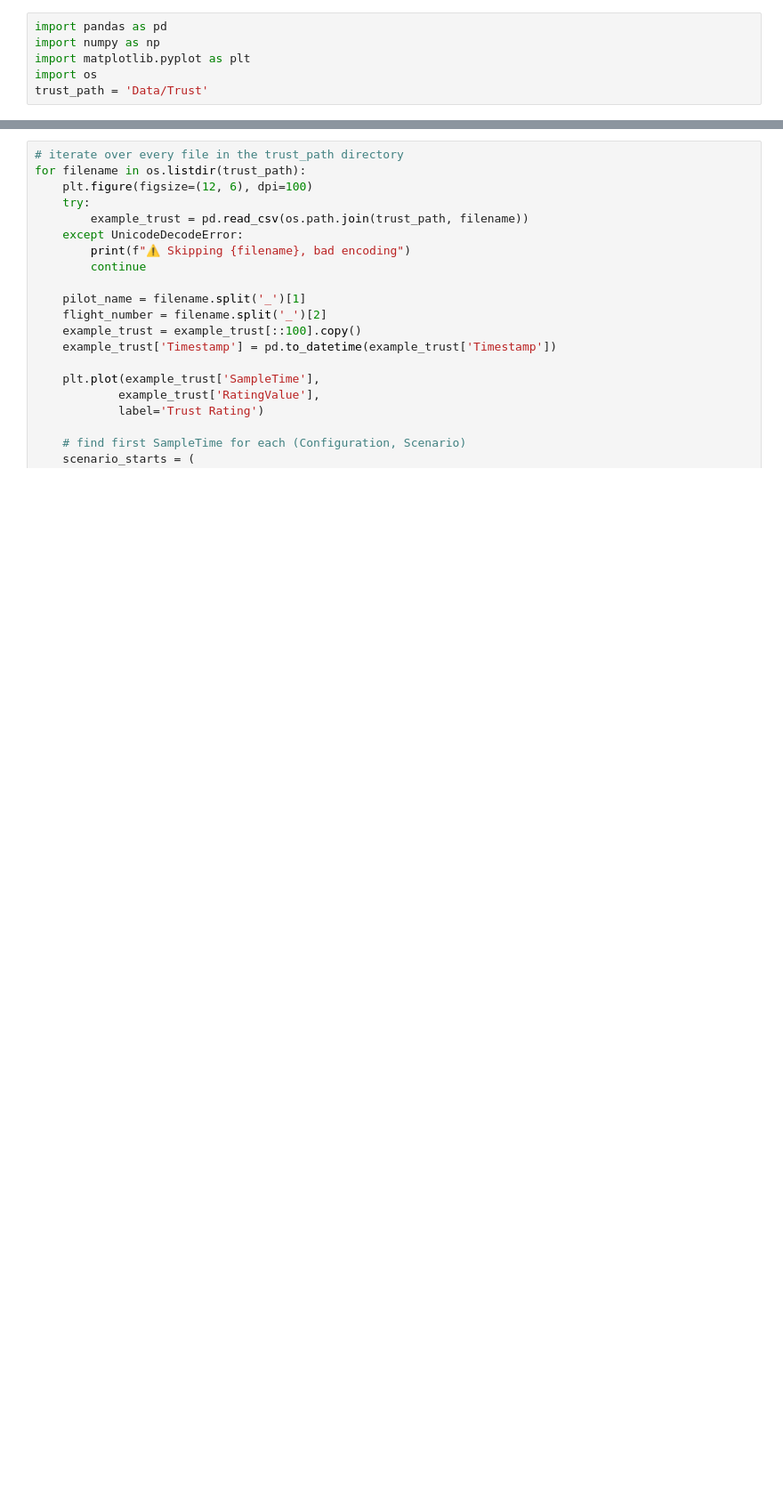
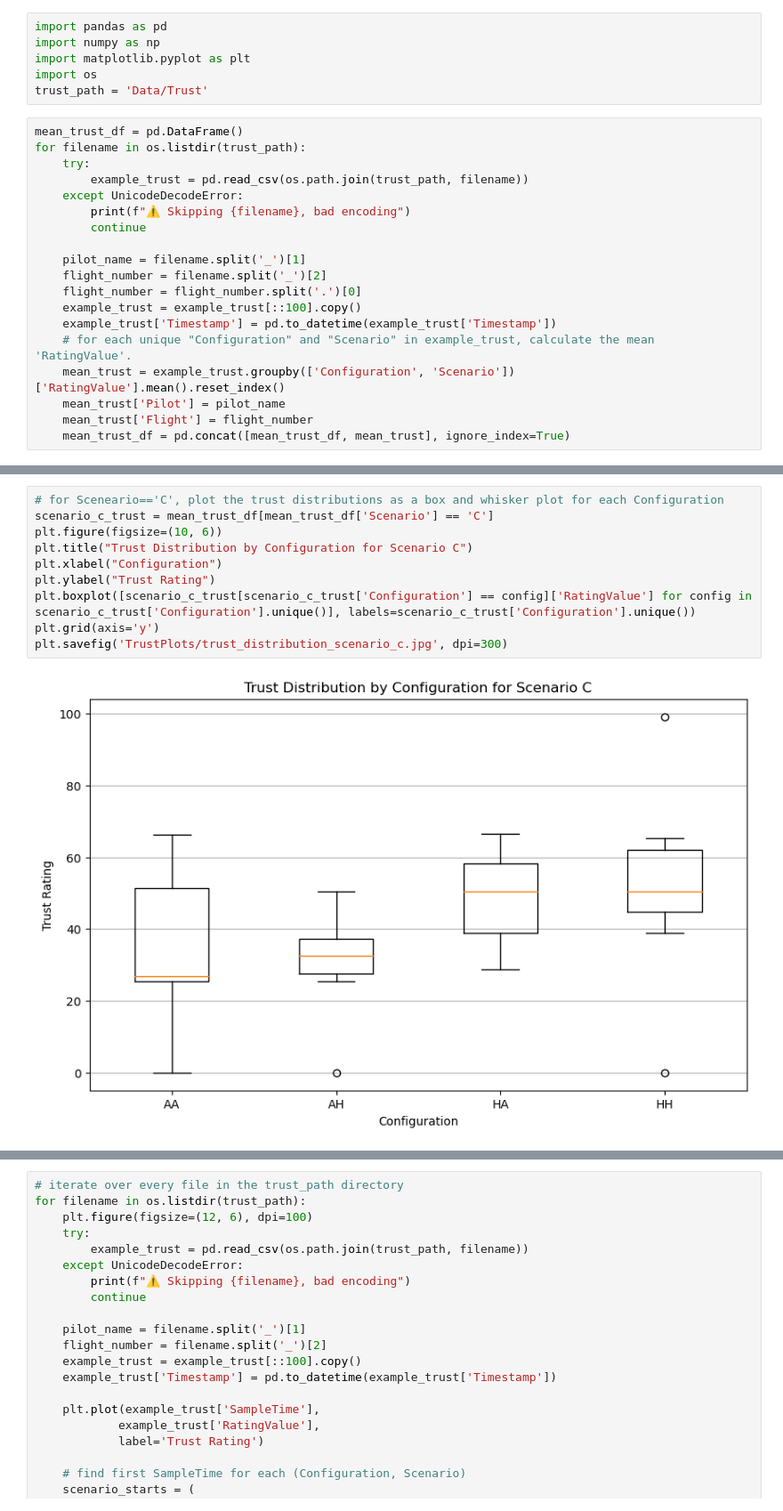
Before and after one commit to tomkyle21/HAVE-SHADOW, a Jupyter notebook: Plot_Trust.ipynb, the cells around one changed output, grey strips where cells are left out. Shown at 89% size. Saved outputs shown, nothing was run; the diff lists cells and outputs as text; blank space fills up the shorter version.

Commit message:
Summarized Trust scale data with mean values for each scenario. Saved to a .csv and also summarized these results in box and whisker plots for each scenario.

```diff
--- a/Plot_Trust.ipynb
+++ b/Plot_Trust.ipynb
@@ -4,3 +4,22 @@ import numpy as np
 import matplotlib.pyplot as plt
 import os
 trust_path = 'Data/Trust'
+# %%
+mean_trust_df = pd.DataFrame()
+for filename in os.listdir(trust_path):
+    try:
+        example_trust = pd.read_csv(os.path.join(trust_path, filename))
+    except UnicodeDecodeError:
+        print(f"⚠️ Skipping {filename}, bad encoding")
+        continue
+
+    pilot_name = filename.split('_')[1]
+    flight_number = filename.split('_')[2]
+    flight_number = flight_number.split('.')[0]
+    example_trust = example_trust[::100].copy()
+    example_trust['Timestamp'] = pd.to_datetime(example_trust['Timestamp'])
+    # for each unique "Configuration" and "Scenario" in example_trust, calculate the mean 'RatingValue'.
+    mean_trust = example_trust.groupby(['Configuration', 'Scenario'])['RatingValue'].mean().reset_index()
+    mean_trust['Pilot'] = pilot_name
+    mean_trust['Flight'] = flight_number
+    mean_trust_df = pd.concat([mean_trust_df, mean_trust], ignore_index=True)
@@ -6,0 +41,12 @@ trust_path = 'Data/Trust'
+# %%
+# for Sceneario=='C', plot the trust distributions as a box and whisker plot for each Configuration
+scenario_c_trust = mean_trust_df[mean_trust_df['Scenario'] == 'C']
+plt.figure(figsize=(10, 6))
+plt.title("Trust Distribution by Configuration for Scenario C")
+plt.xlabel("Configuration")
+plt.ylabel("Trust Rating")
+plt.boxplot([scenario_c_trust[scenario_c_trust['Configuration'] == config]['RatingValue'] for config in scenario_c_trust['Configuration'].unique()], labels=scenario_c_trust['Configuration'].unique())
+plt.grid(axis='y')
+plt.savefig('TrustPlots/trust_distribution_scenario_c.jpg', dpi=300)
+# %% [output]
+[figure, added]
```
Also changed, not shown: parts of 4 cells of this notebook, 3 other files.
